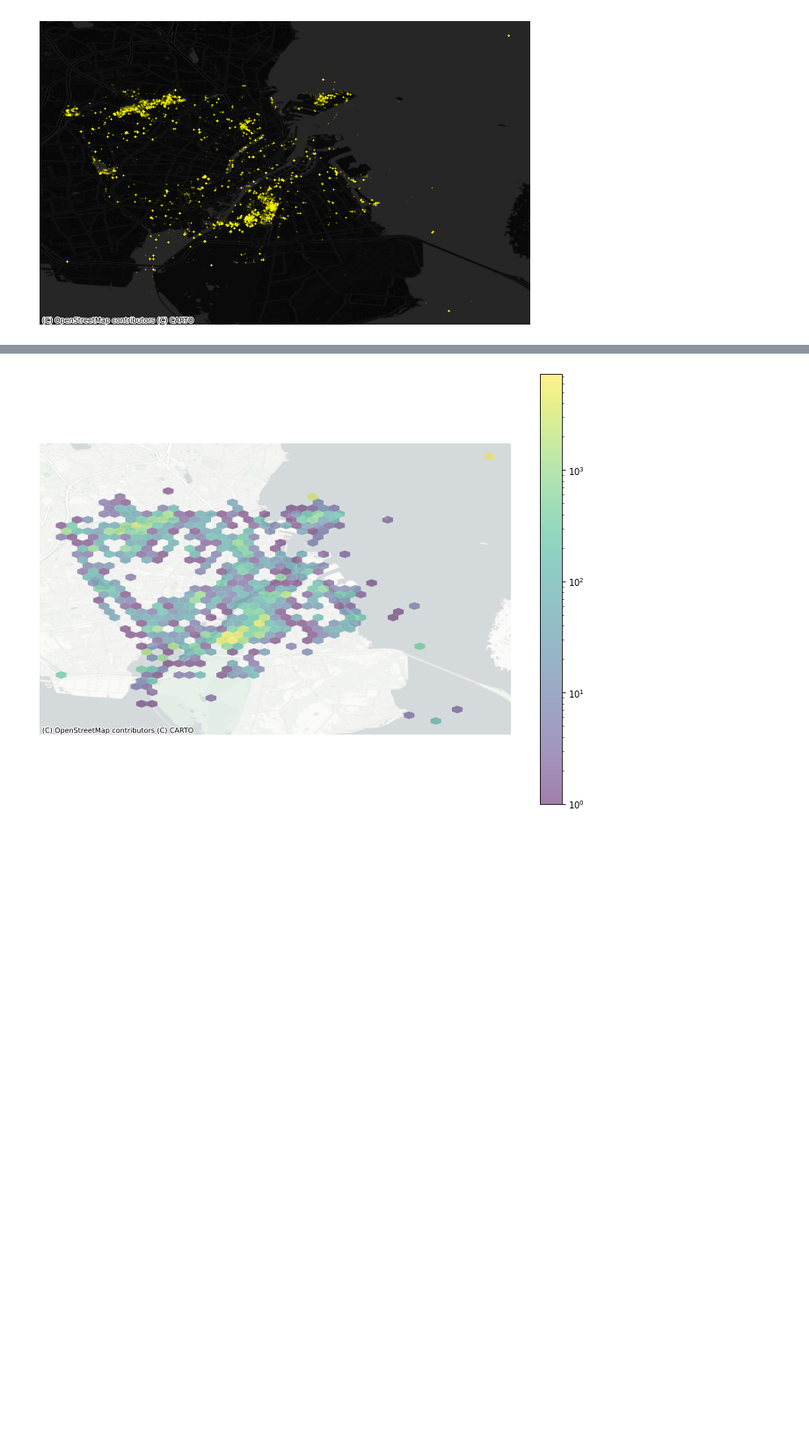
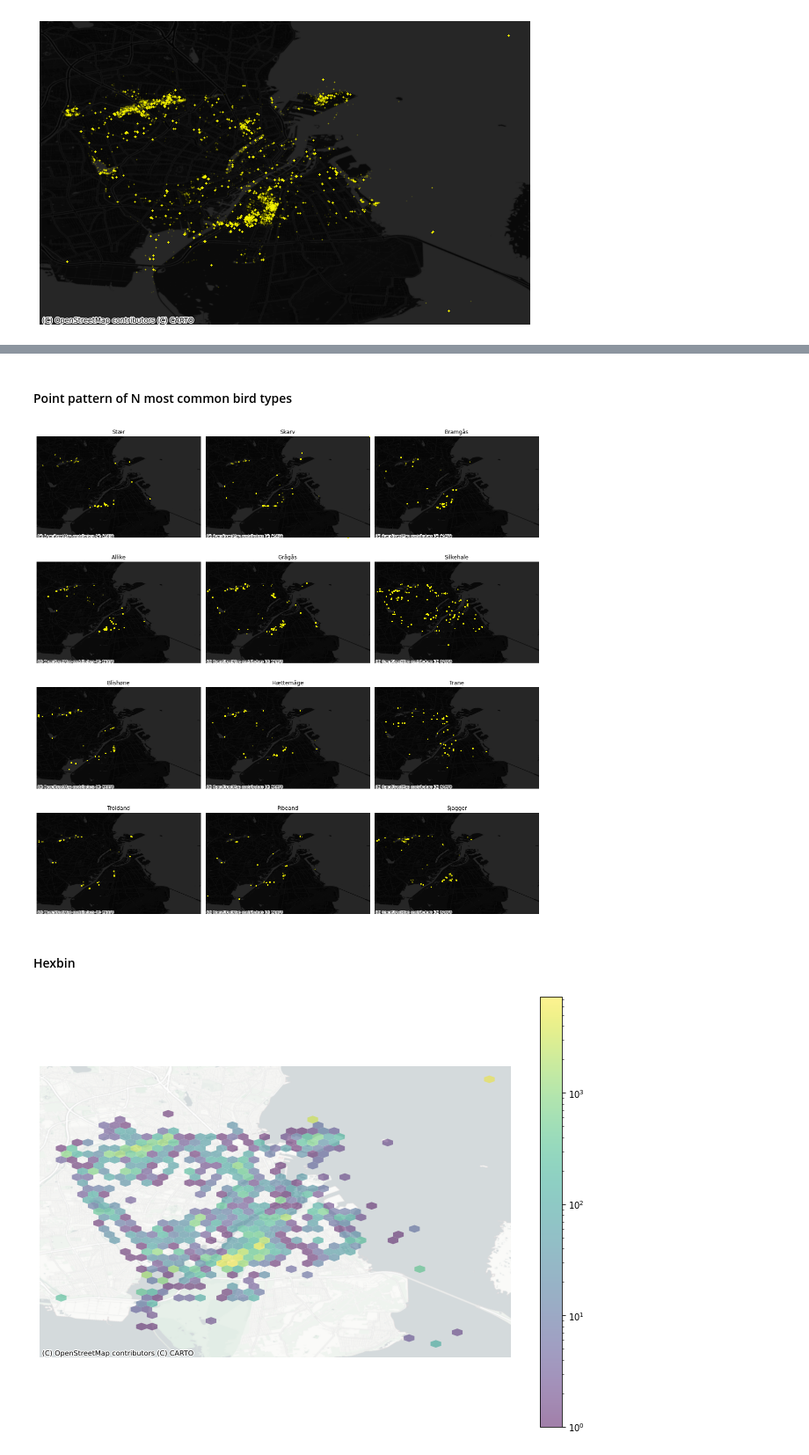
Before and after one commit to Marcus-Friis/geospatial-exam, a Jupyter notebook: notebooks/birds.ipynb, the cells around one changed output, grey strips where cells are left out. Shown at 88% size. Saved outputs shown, nothing was run; the diff lists cells and outputs as text; code cells hidden in the pictures; blank space fills up the shorter version.

Commit message:
More bird EDA

```diff
--- a/notebooks/birds.ipynb
+++ b/notebooks/birds.ipynb
@@ -47,3 +64,33 @@ ax.set_axis_off()
+# %% [markdown]
+#### Point pattern of N most common bird types
+# %%
+N = 12
+bird_types = gdf_exploded.Artnavn.value_counts().index.to_list()
+
+f, axes = plt.subplots(int(N/3), 3, figsize=(16,16))
+axes = axes.flatten()
+
+minx, miny, maxx, maxy = gdf.geometry.total_bounds
+
+for i in range(N):
+    ax = axes[i]
+    bird_type = bird_types[i]
+
+    type_df = gdf_exploded[gdf_exploded.Artnavn == bird_type]
+    ax.scatter(type_df.geometry.x, type_df.geometry.y, s=2, c="xkcd:bright yellow", alpha=0.3)
+
+    ax.set_title(bird_type)
+    ax.set_xlim(minx, maxx)
+    ax.set_ylim(miny, maxy)
+    ax.set_axis_off()
+
+    cx.add_basemap(ax=ax, crs=type_df.crs, source=cx.providers.CartoDB.DarkMatterNoLabels)
+
+plt.tight_layout()
+# %% [output]
+[figure, added]
+# %% [markdown]
+#### Hexbin
 # %%
 f, ax = plt.subplots(1, figsize=(12, 9))
 hb = ax.hexbin(
```
Also changed, not shown: parts of 20 cells of this notebook, 11 other files.
